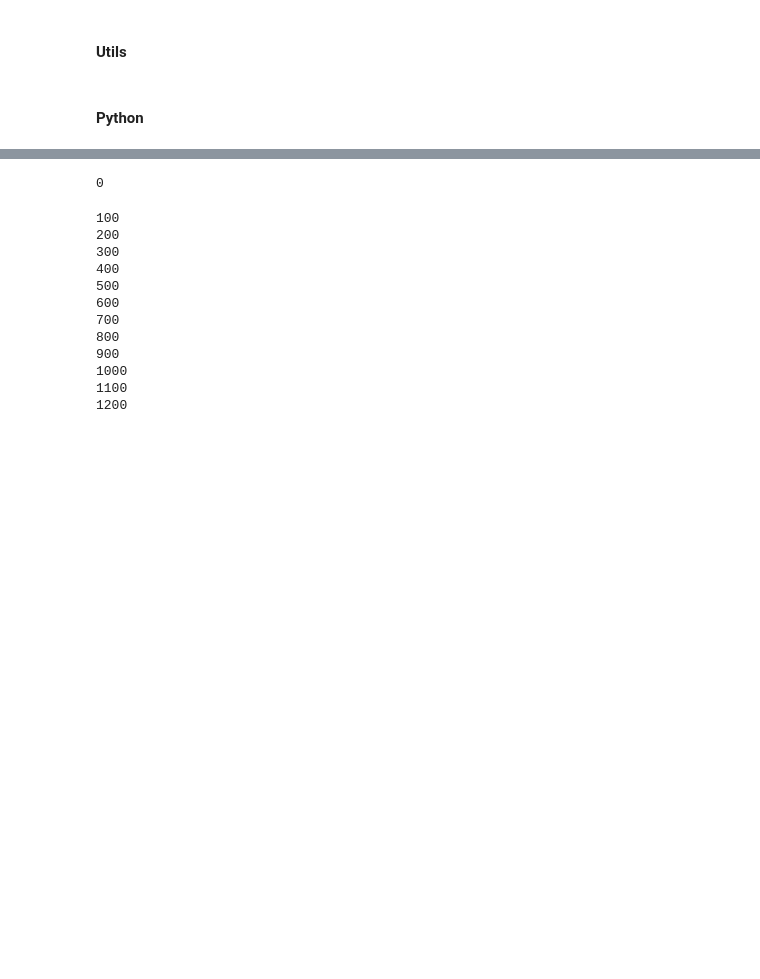
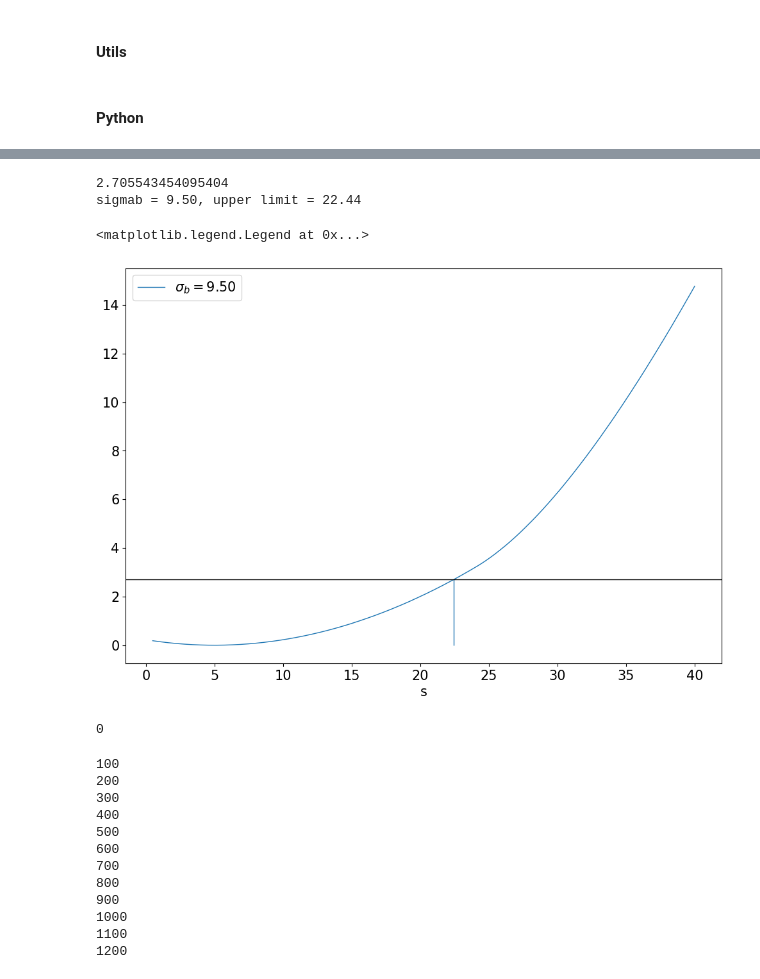
Before and after one commit to alplebani/Methods_Data_Analysis, a Jupyter notebook: Es5/es1.ipynb, the cells around one changed output, grey strips where cells are left out. Drawn from its saved outputs; the diff is of its cells as text; code cells hidden in the pictures; blank space fills up the shorter version.

```diff
--- a/Es5/es1.ipynb
+++ b/Es5/es1.ipynb
@@ -84,3 +111,30 @@ plt.rc('font',size=15)
+# %%
+from scipy.stats import chi2
+n=20
+bbar = 15
+limit = chi2(1).ppf(0.9) # 90% one sided CL
+print(limit)
+s = np.linspace(0.5,40,751)
+for sigmab in [9.5]:
+    res = minimize(partial(nll_2d,model_constraint_2d_freq,n,bbar=bbar,sigmab=sigmab),x0=(2,3),bounds=[(0,np.inf),(0,np.inf),])
+    bestNLL = res.fun
+    t = np.array([])
+    for si in s:
+        res = minimize(partial(nll,model_constraint_freq,n,si,bbar=bbar,sigmab=sigmab),x0=(3,),bounds=[(0,np.inf),])
+        t = np.append(t,testStatistic(model=model_constraint_freq,n=n,s=si,b=res.x[0],bestNLL=bestNLL,bbar=bbar,sigmab=sigmab))
+    p = plt.plot(s,t,label=r'$\sigma_b=%.2f$'%sigmab,lw=1)
+    idx = (t>limit).argmax()
+    upper_limit = 0.5*(s[idx]+s[idx-1])
+    print('sigmab = %.2f, upper limit = %.2f'%(sigmab,upper_limit))
+    plt.vlines(upper_limit,0,limit,lw=1,color=p[0].get_color())
+plt.xlabel('s',fontsize=15)
+plt.axhline(limit,color='black',lw=1)
+plt.legend(loc='best')
+# %% [output]
+2.705543454095404
+sigmab = 9.50, upper limit = 22.44
+<matplotlib.legend.Legend at 0x...>
+[figure, added]
 # %%
 from scipy.stats import chi2
 from random import gauss
```
Also changed, not shown: parts of 8 cells of this notebook.
